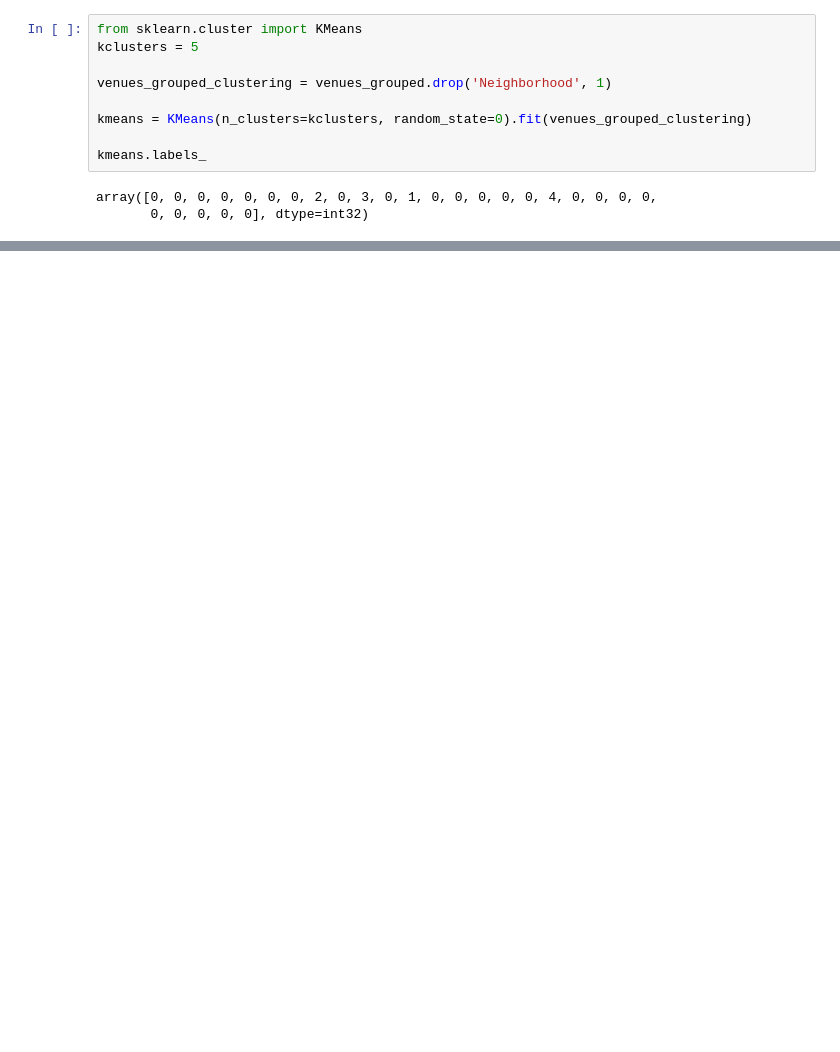
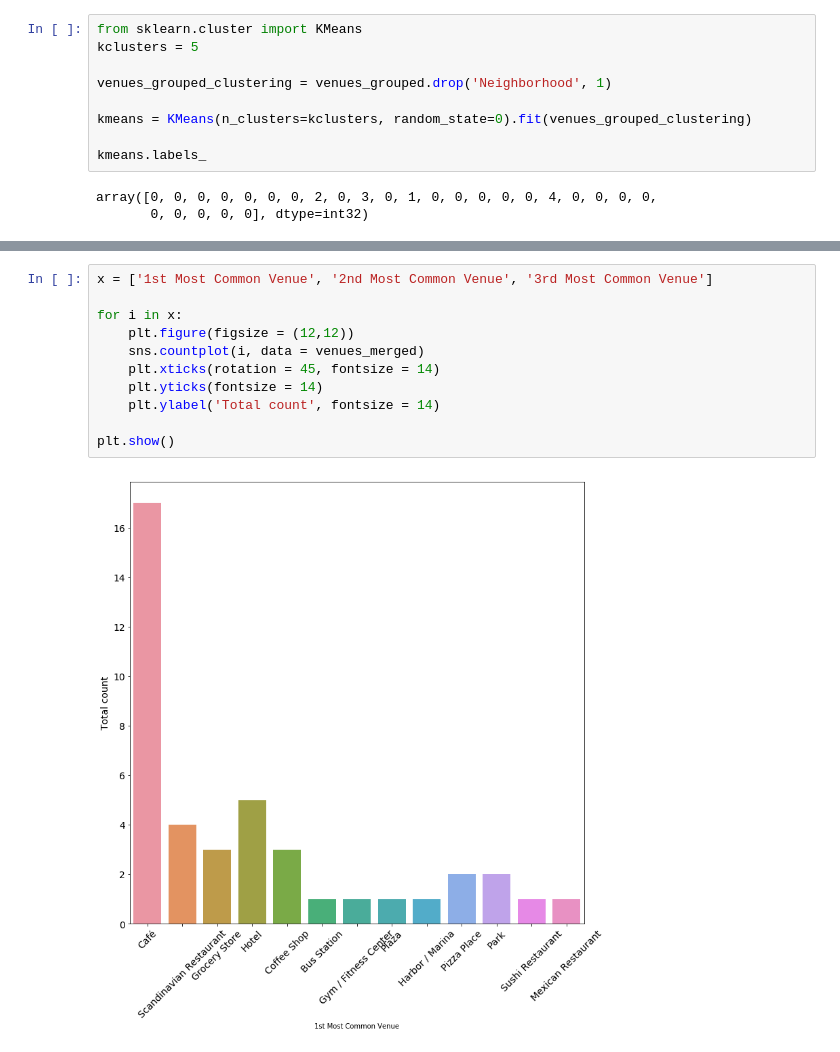
Before and after one commit to DanielAhmadDK/mini_machine_learning_projects, a Jupyter notebook: Capstone_final.ipynb, the cells around one changed output, grey strips where cells are left out. Cells and saved outputs as stored; diff of their text form; blank space fills up the shorter version.

```diff
--- a/Capstone_final.ipynb
+++ b/Capstone_final.ipynb
@@ -485,0 +560,13 @@ venues_merged[venues_merged['Cluster Labels']==4]
+# %%
+x = ['1st Most Common Venue', '2nd Most Common Venue', '3rd Most Common Venue']
+
+for i in x:
+    plt.figure(figsize = (12,12))
+    sns.countplot(i, data = venues_merged)
+    plt.xticks(rotation = 45, fontsize = 14)
+    plt.yticks(fontsize = 14)
+    plt.ylabel('Total count', fontsize = 14)
+
+plt.show()
+# %% [output]
+[figure, added]
```
Also changed, not shown: parts of 7 cells of this notebook.
